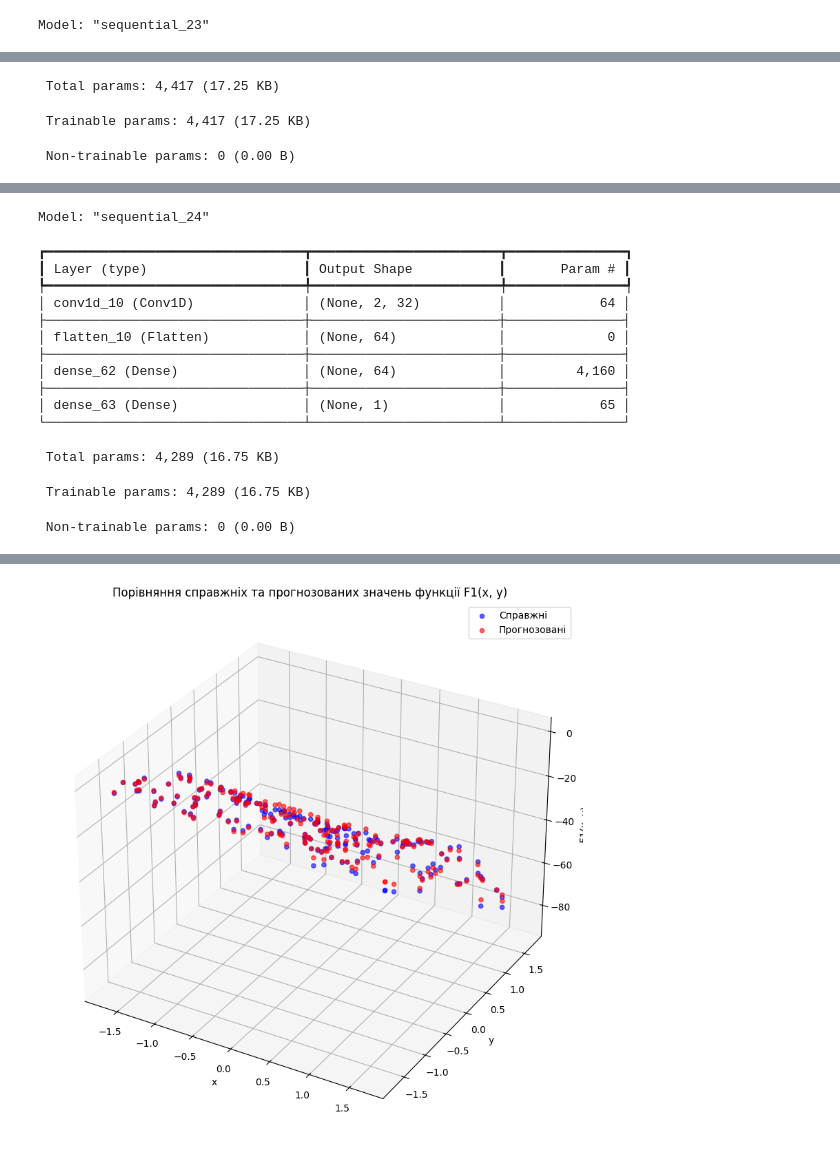
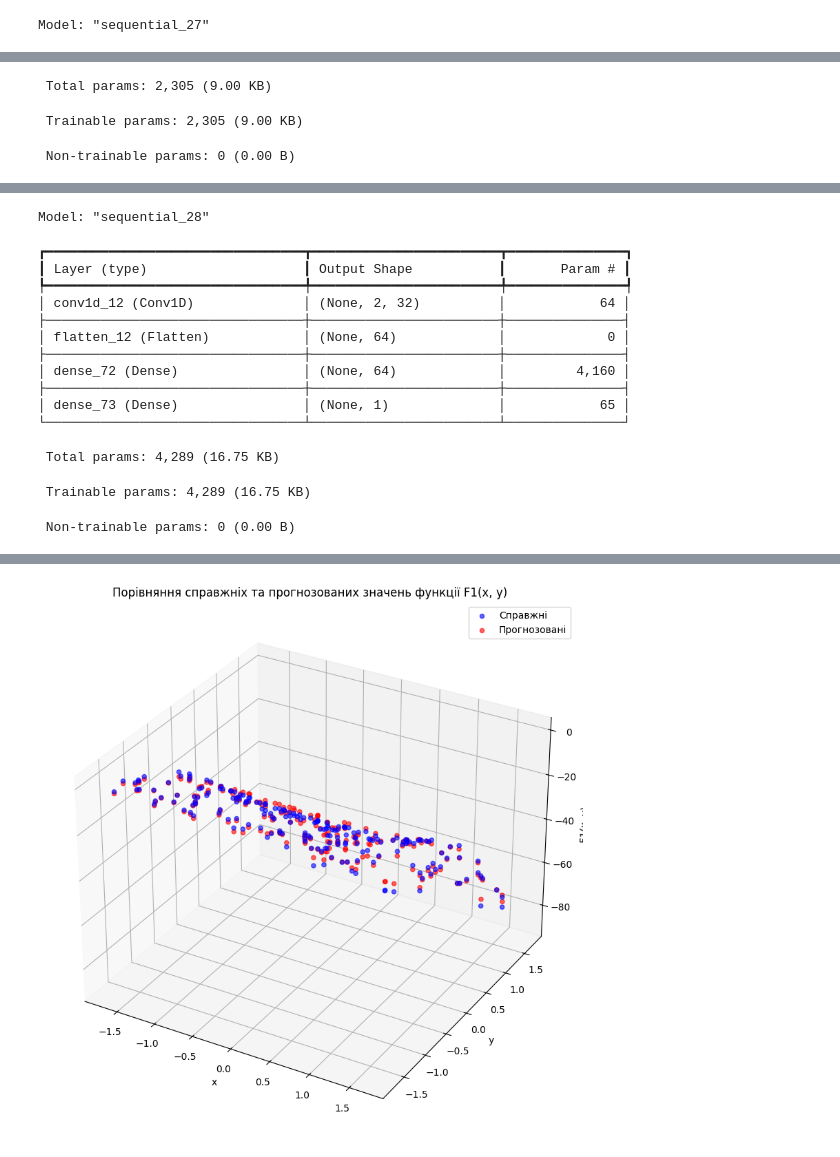
Before and after one commit to V-Lozovoy/deep-learn, a Jupyter notebook: lab_2.ipynb, the cells around one changed output, grey strips where cells are left out. Saved outputs shown, nothing was run; the diff lists cells and outputs as text; code cells hidden in the pictures.

```diff
--- a/lab_2.ipynb
+++ b/lab_2.ipynb
@@ -17,10 +17,12 @@ from tensorflow.keras.utils import plot_model
 # Завантаження даних
 data = pd.read_csv('/content/drive/MyDrive/ColabNotebooks/tensorflow_dataset.csv')
 
-# Вхідні та цільові дані
+# Підготовка даних
 X = data[['x', 'y']].values
 y = data['F1(x, y)'].values
 
+
+# Будуємо 3D-візуалізацію графіка функції F1(x, y)
 fig = plt.figure(figsize=(10, 10))
 ax = fig.add_subplot(111, projection='3d')
 ax.scatter(data['x'], data['y'], data['F1(x, y)'], c=data['F1(x, y)'], cmap='viridis')
@@ -34,26 +36,25 @@ plt.show()
 # Розділення на тренувальну та тестову вибірки
 X_train, X_test, y_train, y_test = train_test_split(X, y, test_size=0.2, random_state=42)
 
+# Стандартизація даних
 scaler = StandardScaler()
 X_train_scaled = scaler.fit_transform(X_train)
 X_test_scaled = scaler.transform(X_test)
 
-# --- 1. DENSE MODEL ---
+# Створення НМ Dense
 dense_model = Sequential([
     Dense(64, activation='relu', input_shape=(2,)),
-    Dense(64, activation='relu'),
+    Dense(32, activation='relu'),
     Dense(1)  # Регресія → без активації
 ])
 
 dense_model.compile(optimizer='adam', loss='mse')
 dense_model.summary()
 
-# Навчання DENSE
+# Навчання моделі Dense
 dense_model.fit(X_train_scaled, y_train, epochs=50, batch_size=32, validation_split=0.1)
 
-
-# Модель CNN
-# Перетворення даних під CNN: (samples, height=1, width=2, channels=1)
+# Створення НМ CNN
 X_train_cnn = X_train_scaled.reshape((X_train_scaled.shape[0], 2, 1))
 X_test_cnn = X_test_scaled.reshape((X_test_scaled.shape[0], 2, 1))
 
@@ -67,10 +68,10 @@ cnn_model = Sequential([
 cnn_model.compile(optimizer='adam', loss='mse')
 cnn_model.summary()
 
-# Навчання CNN
+# Навчання моделі CNN
 cnn_model.fit(X_train_cnn, y_train, epochs=50, batch_size=32, validation_split=0.1)
 
-# Оцінка моделей
+# Оцінка точності моделей
 y_prediction_dense = dense_model.predict(X_test_scaled)
 y_prediction_cnn = cnn_model.predict(X_test_cnn)
 
@@ -80,7 +81,7 @@ mse_cnn = mean_squared_error(y_test, y_prediction_cnn)
 print(f"Похибка для моделі Dense: {mse_dense}")
 print(f"Похибка для моделі CNN: {mse_cnn}")
 
-# Перші 200 точок
+# Побудова порівняльного графіку (перші 200 точок)
 x_plot = X_test_scaled[:200]
 x_200 = x_plot[:, 0]
 y_200 = x_plot[:, 1]
@@ -90,10 +91,7 @@ z_prediction = y_prediction_dense[:200].flatten()
 fig = plt.figure(figsize=(12, 10))
 ax = fig.add_subplot(111, projection='3d')
 
-# Справжні значення
 ax.scatter(x_200, y_200, z_true, c='blue', label='Справжні', alpha=0.6)
-
-# Прогнозовані значення
 ax.scatter(x_200, y_200, z_prediction, c='red', label='Прогнозовані', alpha=0.6)
 
 ax.set_xlabel('x')
@@ -104,7 +102,7 @@ ax.legend()
 plt.show()
 # %% [output]
 [figure]
-Model: "sequential_23"
+Model: "sequential_27"
 ┏━━━━━━━━━━━━━━━━━━━━━━━━━━━━━━━━━┳━━━━━━━━━━━━━━━━━━━━━━━━┳━━━━━━━━━━━━━━━┓
 ┃ Layer (type)                    ┃ Output Shape           ┃       Param # ┃
 ┡━━━━━━━━━━━━━━━━━━━━━━━━━━━━━━━━━╇━━━━━━━━━━━━━━━━━━━━━━━━╇━━━━━━━━━━━━━━━┩
@@ -116,5 +114,5 @@ Model: "sequential_23"
 └─────────────────────────────────┴────────────────────────┴───────────────┘
- Total params: 4,417 (17.25 KB)
+ Total params: 2,305 (9.00 KB)
- Trainable params: 4,417 (17.25 KB)
+ Trainable params: 2,305 (9.00 KB)
  Non-trainable params: 0 (0.00 B)
 Epoch 1/50
@@ -137,14 +135,14 @@ Epoch 50/50
-Model: "sequential_24"
+Model: "sequential_28"
 ┏━━━━━━━━━━━━━━━━━━━━━━━━━━━━━━━━━┳━━━━━━━━━━━━━━━━━━━━━━━━┳━━━━━━━━━━━━━━━┓
 ┃ Layer (type)                    ┃ Output Shape           ┃       Param # ┃
 ┡━━━━━━━━━━━━━━━━━━━━━━━━━━━━━━━━━╇━━━━━━━━━━━━━━━━━━━━━━━━╇━━━━━━━━━━━━━━━┩
-│ conv1d_10 (Conv1D)              │ (None, 2, 32)          │            64 │
+│ conv1d_12 (Conv1D)              │ (None, 2, 32)          │            64 │
 ├─────────────────────────────────┼────────────────────────┼───────────────┤
-│ flatten_10 (Flatten)            │ (None, 64)             │             0 │
+│ flatten_12 (Flatten)            │ (None, 64)             │             0 │
 ├─────────────────────────────────┼────────────────────────┼───────────────┤
-│ dense_62 (Dense)                │ (None, 64)             │         4,160 │
+│ dense_72 (Dense)                │ (None, 64)             │         4,160 │
 ├─────────────────────────────────┼────────────────────────┼───────────────┤
-│ dense_63 (Dense)                │ (None, 1)              │            65 │
+│ dense_73 (Dense)                │ (None, 1)              │            65 │
 └─────────────────────────────────┴────────────────────────┴───────────────┘
  Total params: 4,289 (16.75 KB)
  Trainable params: 4,289 (16.75 KB)
@@ -169 +167 @@ Epoch 6/50
-[figure, old version]
+[figure, new version]
```
Also changed, not shown: parts of 1 cell of this notebook.
